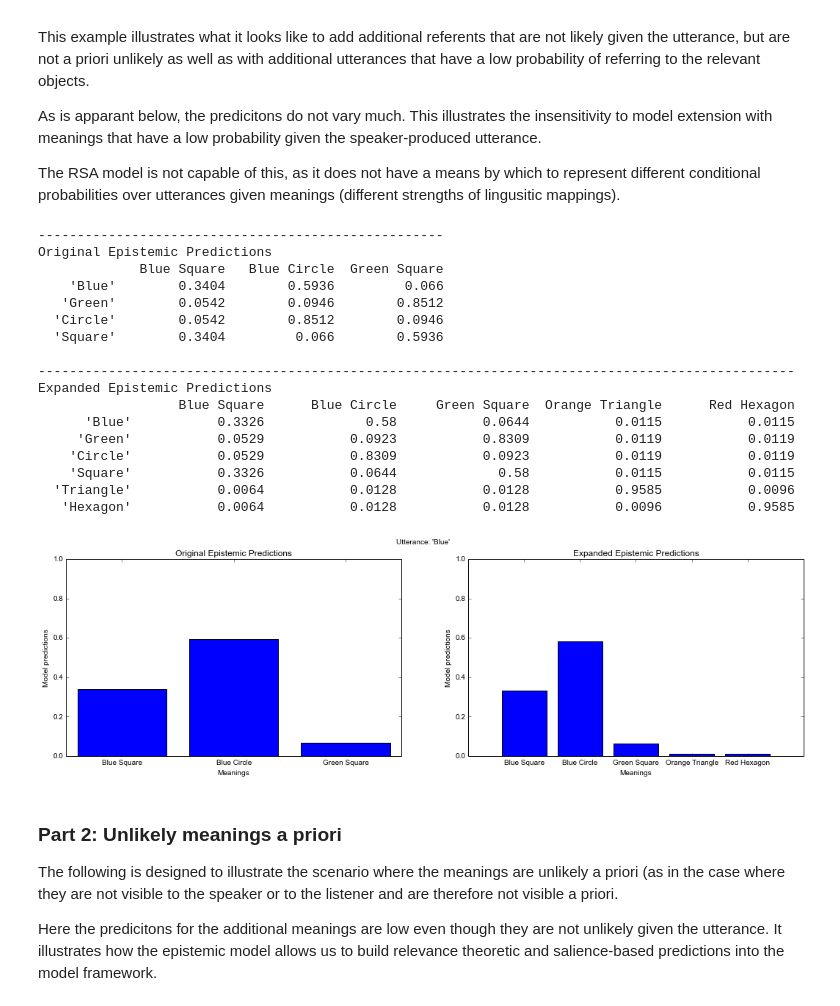
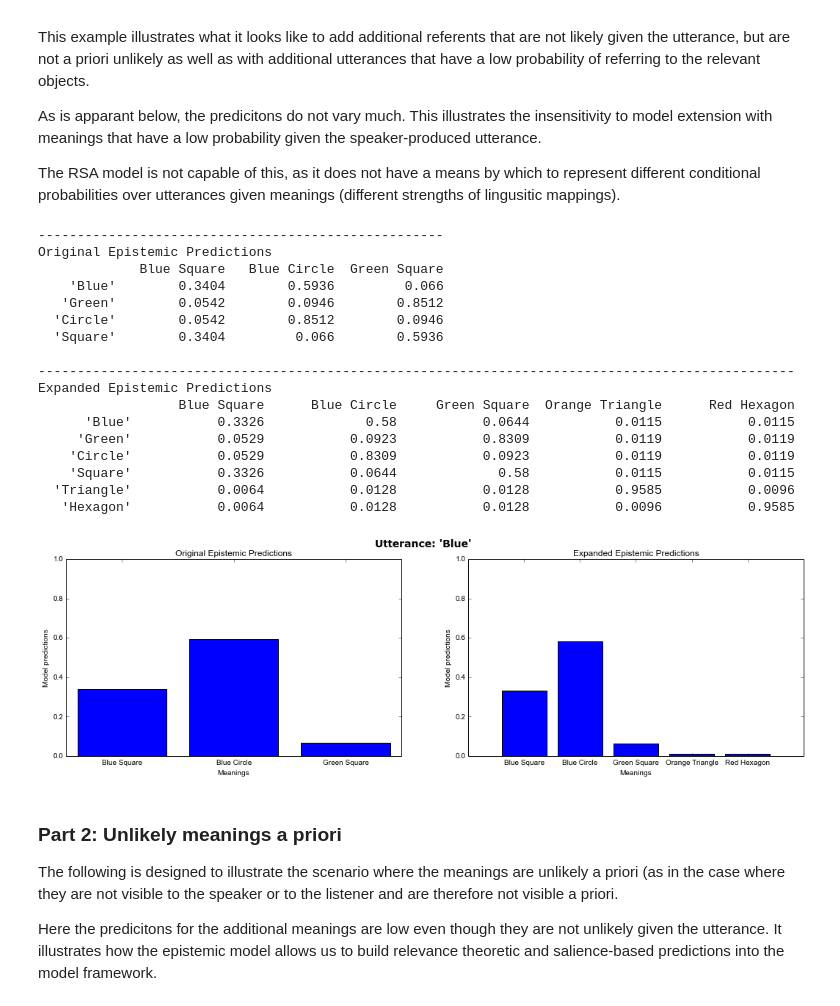
Before and after one commit to Epist/EpistemicPragmatics, a Jupyter notebook: Examples for paper.ipynb, the cells around one changed output. Cells and saved outputs as stored; diff of their text form; code cells hidden in the pictures.

```diff
--- a/Examples for paper.ipynb
+++ b/Examples for paper.ipynb
@@ -129,7 +129,7 @@ epistTestNew.display_listener_matrix(newPreds, title="Expanded Epistemic Predict
 size = fig.get_size_inches()
 plt.figure(figsize=(size[0]*3,size[0]*0.8))
 gs = gridspec.GridSpec(1,2)
-plt.suptitle("Utterance: \'Blue\'")
+plt.suptitle("Utterance: \'Blue\'", fontsize=14, fontweight='bold')
 
 toPlot=originalPreds[0,:]
 epsilon = 1e-7
@@ -157,34 +157,34 @@ labels=epistTestNew.meanings
 locs=range(len(toPlot))
 ax2.bar(locs,toPlot, align='center')
 ax2.set_xlabel("Meanings")
 ax2.set_ylabel("Model predictions")
 ax2.set_title("Expanded Epistemic Predictions")
 plt.xticks(locs, labels)
 axes = plt.gca()
 axes.set_ylim([0,1])
 #ax2.set_position(pos2)
 #ax.set_position(pos1)
 #plt.figure(2)
 plt.show()
 # %% [output]
 ----------------------------------------------------
 Original Epistemic Predictions
              Blue Square   Blue Circle  Green Square
     'Blue'        0.3404        0.5936         0.066
    'Green'        0.0542        0.0946        0.8512
   'Circle'        0.0542        0.8512        0.0946
   'Square'        0.3404         0.066        0.5936
 
 -------------------------------------------------------------------------------------------------
 Expanded Epistemic Predictions
                   Blue Square      Blue Circle     Green Square  Orange Triangle      Red Hexagon
       'Blue'           0.3326             0.58           0.0644           0.0115           0.0115
      'Green'           0.0529           0.0923           0.8309           0.0119           0.0119
     'Circle'           0.0529           0.8309           0.0923           0.0119           0.0119
     'Square'           0.3326           0.0644             0.58           0.0115           0.0115
   'Triangle'           0.0064           0.0128           0.0128           0.9585           0.0096
    'Hexagon'           0.0064           0.0128           0.0128           0.0096           0.9585
-[figure, old version]
+[figure, new version]
 # %% [markdown]
 ### Part 2: Unlikely meanings a priori
 
```
Also changed, not shown: parts of 9 cells of this notebook, 1 other file.
